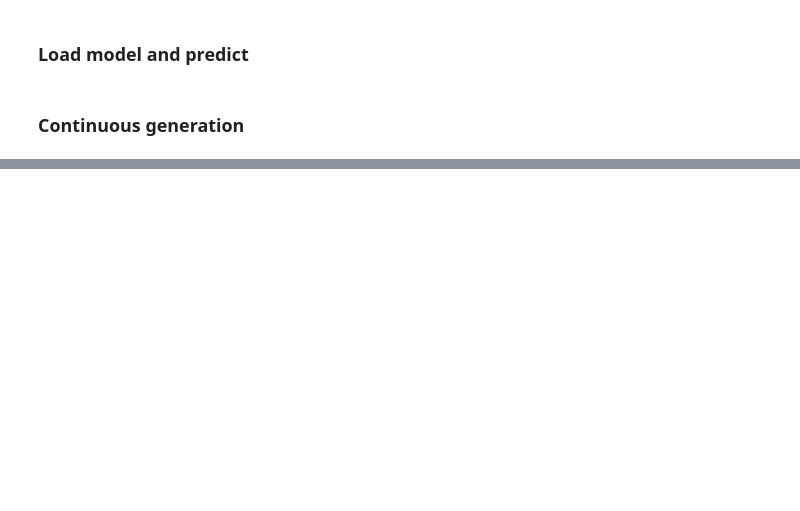
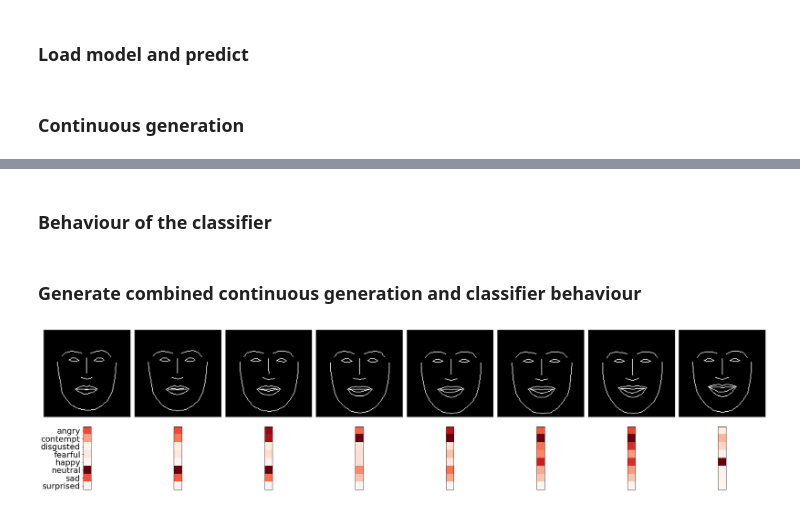
Before and after one commit to allambert/torch_itl, a Jupyter notebook: ITL_Test.ipynb, the cells around one changed output, grey strips where cells are left out. Saved outputs shown, nothing was run; the diff lists cells and outputs as text; code cells hidden in the pictures; blank space fills up the shorter version.

Commit message:
visualizations update

```diff
--- a/ITL_Test.ipynb
+++ b/ITL_Test.ipynb
@@ -155,10 +179,5 @@ class EdgeMap(object):
 # %%
 %matplotlib inline
-import cv2
-ckpt = torch.load(model_ckpt_path)
-itl_model.test_mode(x_train=x_train, thetas=sampler_.sample(m), alpha=ckpt['itl_alpha'])
-sampled_emotions = emotion_space_sampling(aff_emo_dict['Fear'], aff_emo_dict['Anger'], 10)
-EM = EdgeMap(out_res=128, num_parts=1)
 for i in range(len(sampled_emotions)):
     pred_test = itl_model.forward(x_test, torch.from_numpy(sampled_emotions[i][np.newaxis]).float())
     im_em = EM(pred_test[0, 0].detach().numpy().reshape(68,2)*128)
@@ -166,0 +197,17 @@ for i in range(len(sampled_emotions)):
+# %% [markdown]
+### Behaviour of the classifier
+# %%
+%matplotlib inline
+import torchvision.transforms as transforms
+from torchvision.utils import make_grid, save_image
+def show(img):
+    npimg = img.numpy()
+    plt.imshow(np.transpose(npimg, (1,2,0)), interpolation='nearest')
+imlist = []
+for i in range(len(sampled_emotions)):
+    pred_test = itl_model.forward(x_test, torch.from_numpy(sampled_emotions[i][np.newaxis]).float())
+    im_em = EM(pred_test[0, 0].detach().numpy().reshape(68,2)*128)
+    imlist.append(transforms.ToTensor()(im_em.copy()))
+    #imlist.append(transforms.ToTensor()(im_em.copy()))
+#show(make_grid(imlist, nrow=10, padding=10, pad_value=1))
+#save_image(imlist, 'radial_happy_to_surprise.jpg', nrow=10, padding=10, pad_value=1)
@@ -166,0 +247,29 @@ for i in range(len(sampled_emotions)):
+# %% [markdown]
+### Generate combined continuous generation and classifier behaviour
+# %%
+if dataset == 'Rafd':
+    plt_emo_labels = ['angry', 'contempt', 'disgusted', 'fearful', 'happy', 'neutral', 'sad', 'surprised']
+elif dataset == 'KDEF':
+    plt_emo_labels = ['AF', 'AN', 'DI', 'HA', 'NE', 'SA', 'SU']
+rows = 2
+columns = 8
+fig=plt.figure(figsize=(32,8))
+gs = fig.add_gridspec(3, 8)
+for i in range(1, rows*columns + 1):
+    if i <=(rows*columns/2):
+        fig.add_subplot(gs[0:2, i-1])
+        plt.imshow(np.squeeze(imlist[i].numpy()), cmap='gray')
+        plt.yticks([])
+        plt.xticks([])
+    else:
+        fig.add_subplot(gs[2:, int(i-(rows*columns/2)-1)])
+        plt.imshow(sout.detach().numpy()[int(i-1-(rows*columns/2))][:,np.newaxis], cmap='Reds', interpolation='nearest')
+        if i == 1+(rows*columns/2):
+            plt.yticks(np.linspace(0, num_classes-1, endpoint=True, num=8), plt_emo_labels, fontsize=20)
+        else:
+            plt.yticks([])
+        plt.xticks([])
+plt.subplots_adjust(hspace = -0.1, wspace=0.05)
+plt.savefig('plot_cls_cont.png',bbox_inches='tight',pad_inches=0.1)
+# %% [output]
+[figure, added]
```
Also changed, not shown: parts of 7 cells of this notebook.
